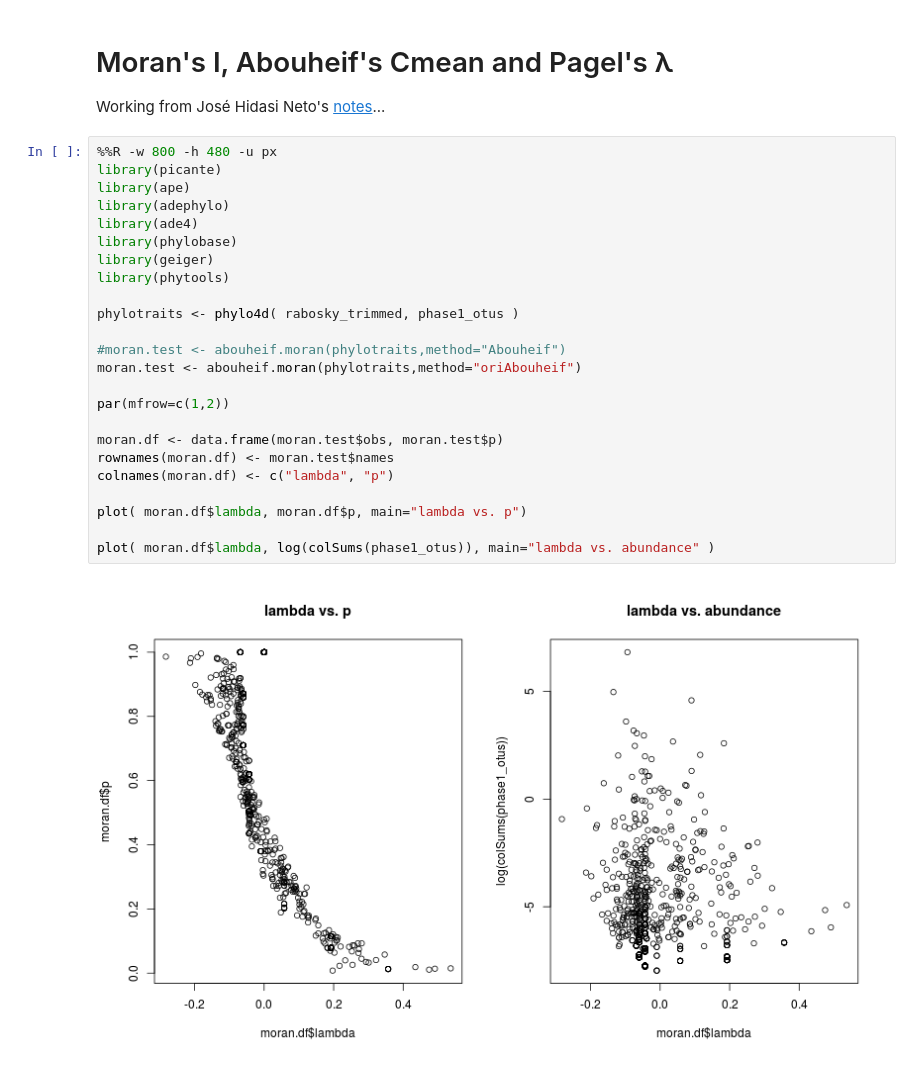
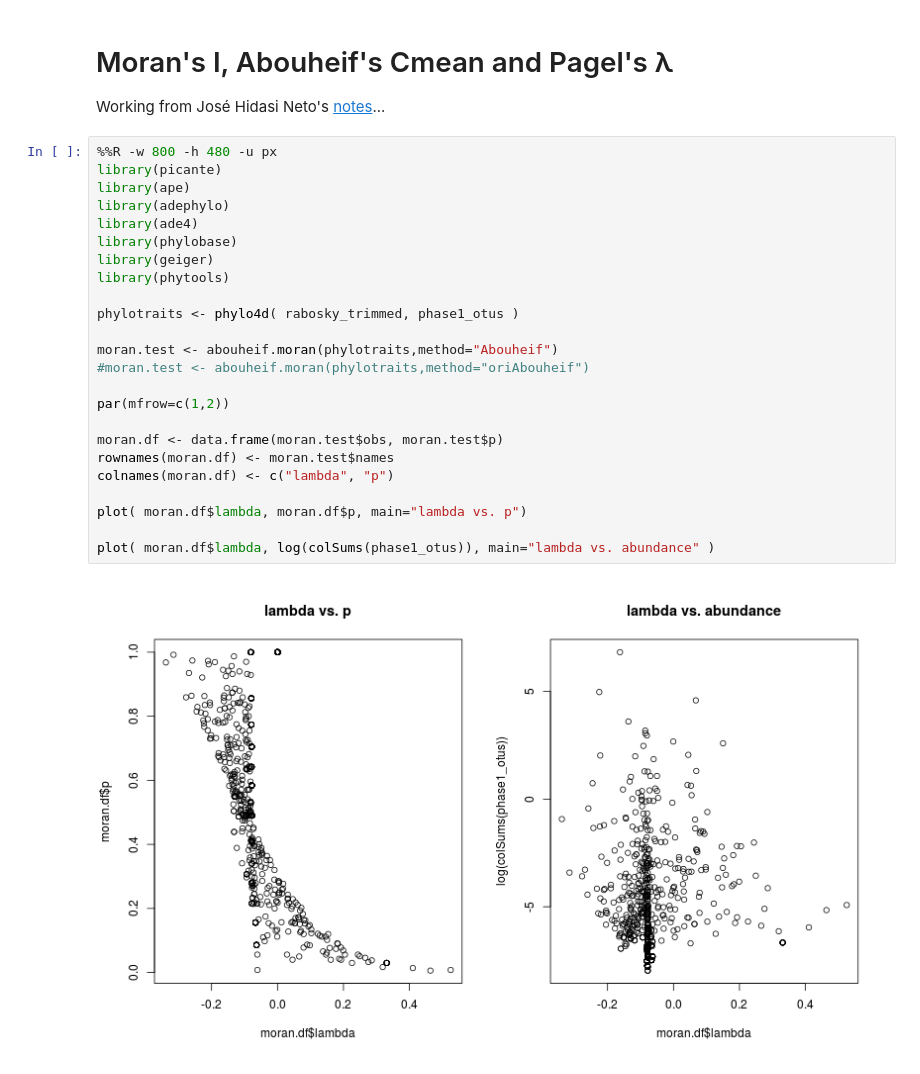
Before and after one commit to ryneches/fishpoo, a Jupyter notebook: fishpoo.ipynb, the cells around one changed output. Cells and saved outputs as stored; diff of their text form.

```diff
--- a/fishpoo.ipynb
+++ b/fishpoo.ipynb
@@ -766,26 +793,26 @@ Working from José Hidasi Neto's [notes](http://rfunctions.blogspot.ch/2014/02/m
 # %%
 %%R -w 800 -h 480 -u px
 library(picante)
 library(ape)
 library(adephylo)
 library(ade4)
 library(phylobase)
 library(geiger)
 library(phytools)
 
 phylotraits <- phylo4d( rabosky_trimmed, phase1_otus )
 
-#moran.test <- abouheif.moran(phylotraits,method="Abouheif")
-moran.test <- abouheif.moran(phylotraits,method="oriAbouheif")
+moran.test <- abouheif.moran(phylotraits,method="Abouheif")
+#moran.test <- abouheif.moran(phylotraits,method="oriAbouheif")
 
 par(mfrow=c(1,2))
 
 moran.df <- data.frame(moran.test$obs, moran.test$p)
 rownames(moran.df) <- moran.test$names
 colnames(moran.df) <- c("lambda", "p")
 
 plot( moran.df$lambda, moran.df$p, main="lambda vs. p")
 
 plot( moran.df$lambda, log(colSums(phase1_otus)), main="lambda vs. abundance" )
 # %% [output]
-[figure, old version]
+[figure, new version]
```
Also changed, not shown: parts of 4 cells of this notebook.
